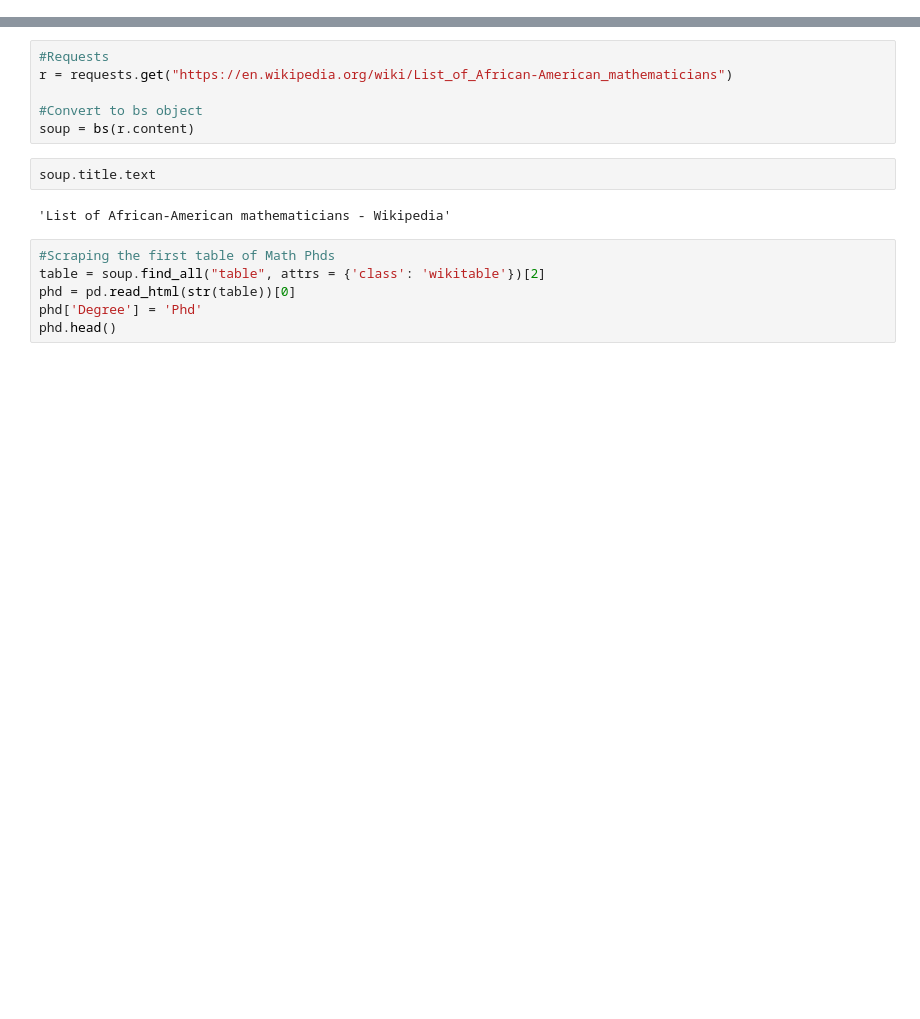
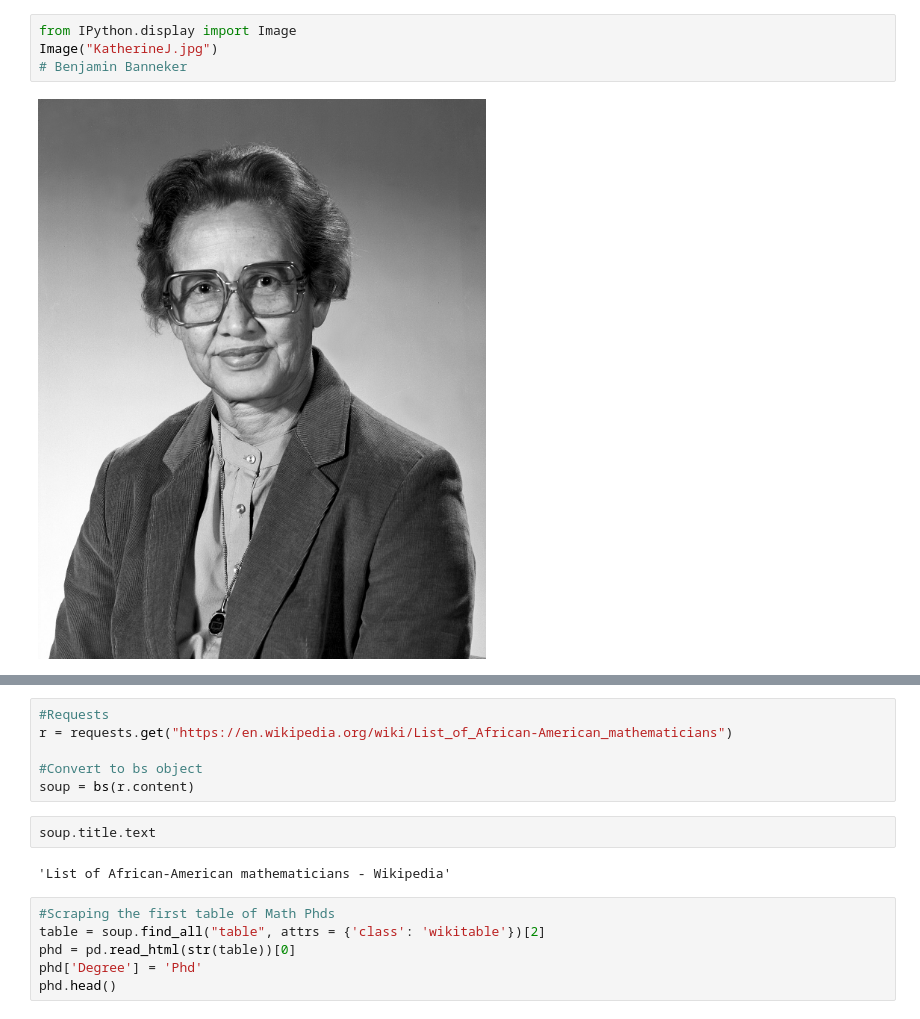
Before and after one commit to jasonrodneybrooks/Celebrating-Black-History-Month, a Jupyter notebook: KG_02_Mathematicians.ipynb, the cells around one changed output, grey strips where cells are left out. Cells and saved outputs as stored; diff of their text form; blank space fills up the shorter version.

```diff
--- a/KG_02_Mathematicians.ipynb
+++ b/KG_02_Mathematicians.ipynb
@@ -1,3 +10,9 @@
+# %%
+from IPython.display import Image
+Image("KatherineJ.jpg")
+# Benjamin Banneker
+# %% [output]
+[figure, added]
 # %%
 import pandas as pd
 import numpy as np
```
Also changed, not shown: parts of 6 cells of this notebook.
